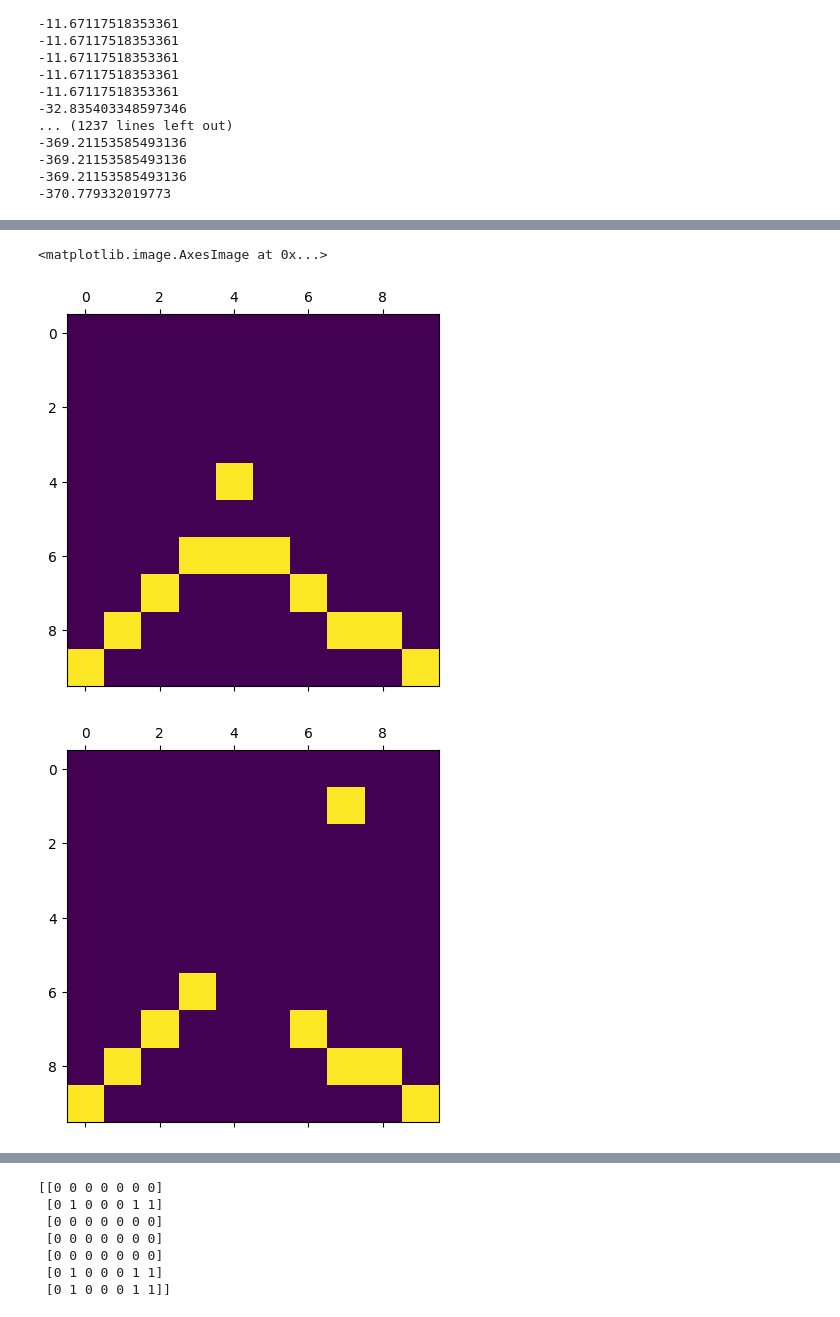
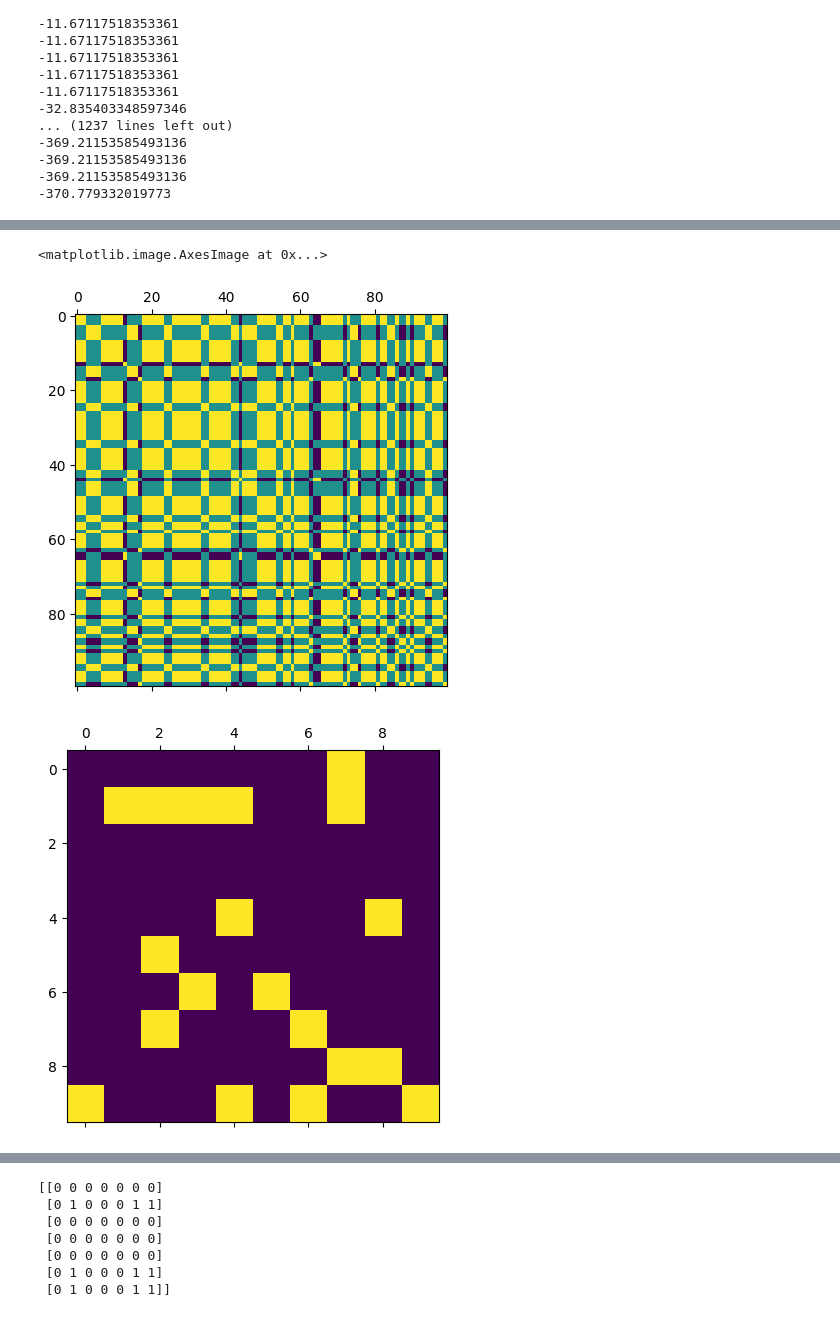
Before and after one commit to Goldartfrog/ComputationalPhysics, a Jupyter notebook: CompPhys/Project 3/Hopfield.ipynb, the cells around one changed output, grey strips where cells are left out. Saved outputs shown, nothing was run; the diff lists cells and outputs as text; code cells hidden in the pictures.

```diff
--- a/CompPhys/Project 3/Hopfield.ipynb
+++ b/CompPhys/Project 3/Hopfield.ipynb
@@ -77,7 +78,7 @@ class Hopfield:
             else:
                 self.states[i] = 1
 
-    def setWeightsFromString(self, strings):
+    def setWeightsFromString(self, strings): # this needs to store -1 and 1, not 0 and 1
         # self.weights = np.zeros((self.n, self.n))
         # for i in range(len(strings)):
         #     v = np.array(list(strings[i]), dtype=int)
@@ -85,6 +86,7 @@ class Hopfield:
         # self.weights = self.weights / len(strings)
         strings = [np.array(list(string), dtype=int) for string in strings]
         imgs = np.array([st.flatten() for st in strings])
+        imgs = [x * 2 - 1 for x in imgs]
         self.weights = (1/len(strings)) * sum([np.outer(st, st) for st in imgs])
 
     def stateAsImage(self):
@@ -195,20 +178,22 @@ def messUpString(uh, k):
     for i in temp:
         out = out + str(i)
     return out
-muckedUpFrown = messUpString(frown, 3)
+muckedUpFrown = messUpString(frown, 10)
+muckedUpTree = messUpString(tree, 10)
 # %%
 h = Hopfield(100)
 h.setWeightsFromString([tree, frown])
-h.setStateFromString(frownCorrupted)
+h.setStateFromString(muckedUpFrown)
+plt.matshow(h.weights)
 plt.matshow(h.stateAsImage())
 h.biases = np.ones(100)
 while(not h.hasConverged()):
     h.update()
     # print(h.checkEnergy())
 # for i in range(len(h.weights)):
 #     print(h.weights[i])
 plt.matshow(h.stateAsImage())
 # %% [output]
 <matplotlib.image.AxesImage at 0x...>
-[figure, old version]
+[figure, new version]
-[figure, old version]
+[figure, new version]
```
Also changed, not shown: parts of 4 cells of this notebook.
